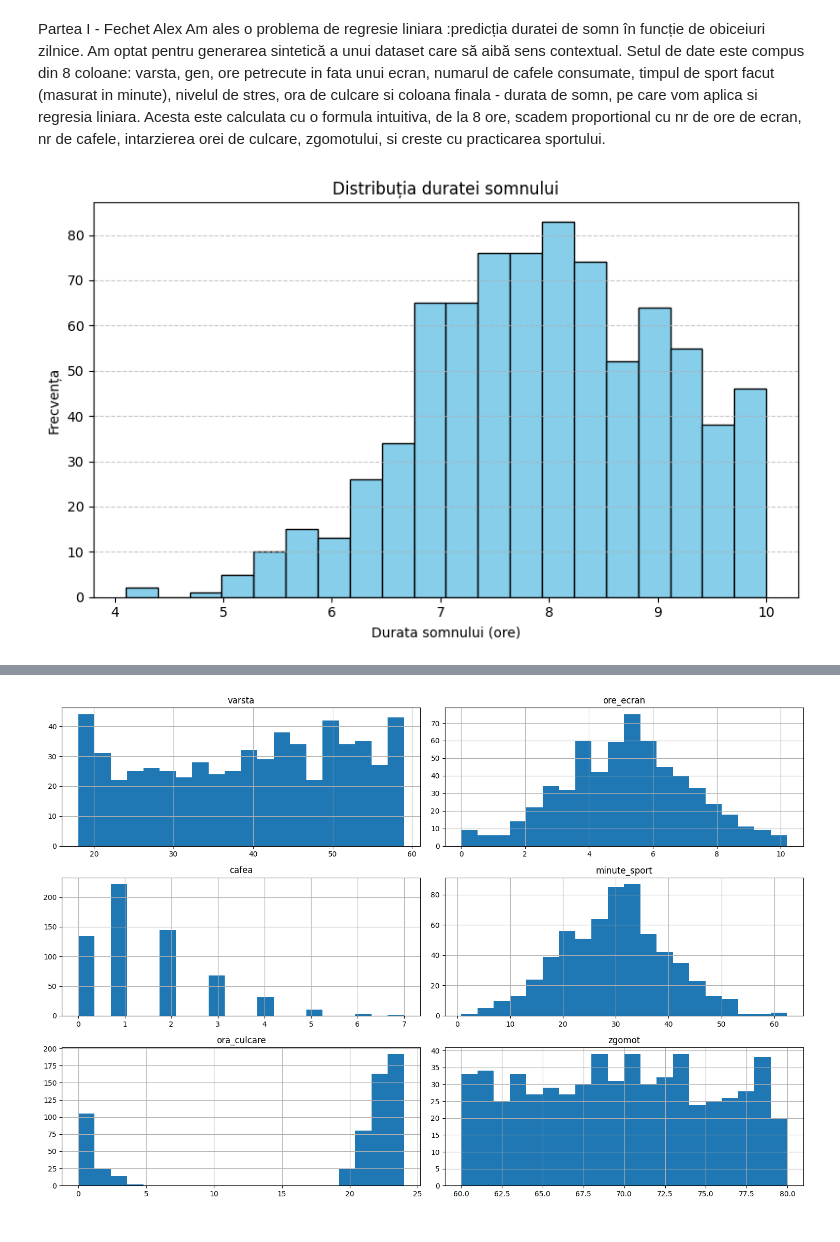
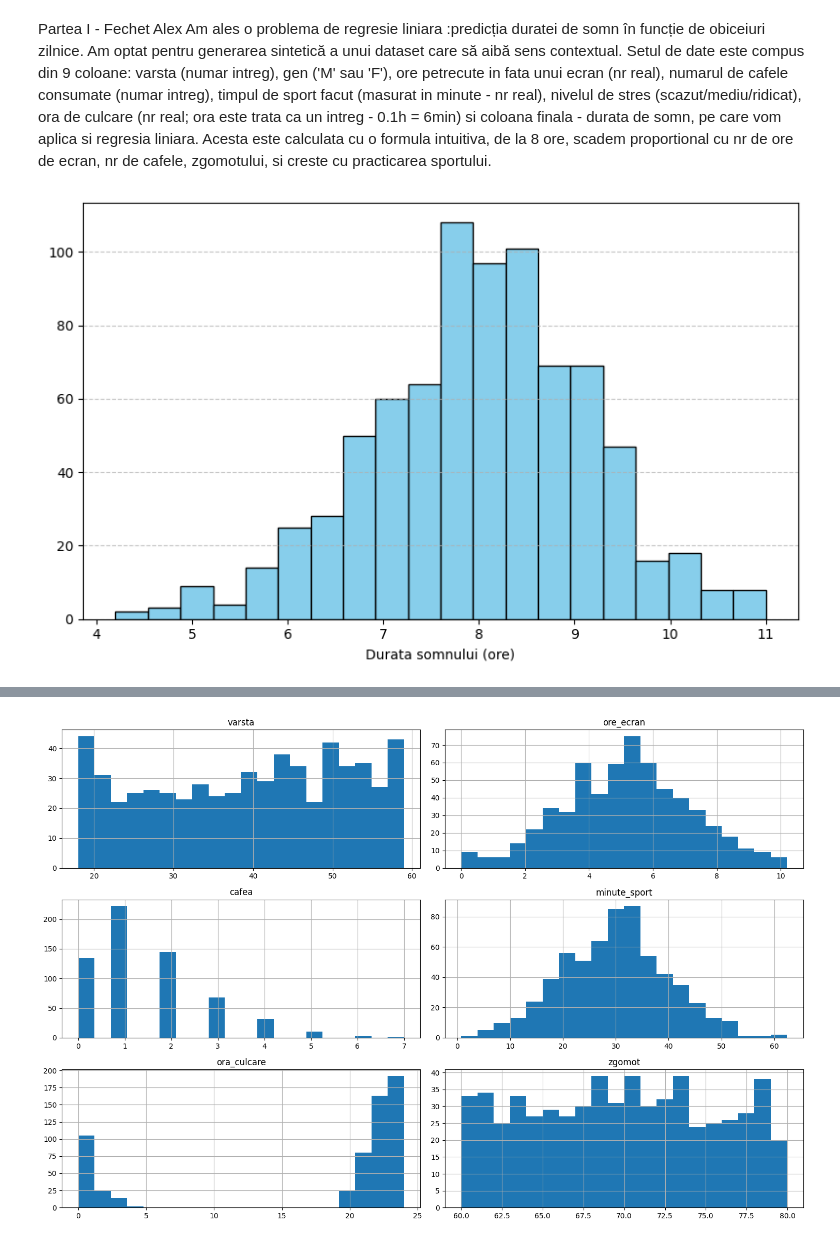
Before and after one commit to alexf05/pclp3, a Jupyter notebook: TEMA.ipynb, the cells around one changed output, grey strips where cells are left out. Cells and saved outputs as stored; diff of their text form; code cells hidden in the pictures.

```diff
--- a/TEMA.ipynb
+++ b/TEMA.ipynb
@@ -8,35 +8,41 @@
 Partea I - Fechet Alex
 Am ales o problema de regresie liniara :predicția duratei de somn în funcție de obiceiuri zilnice.
 Am optat pentru generarea sintetică a unui dataset care să aibă sens contextual.
-Setul de date este compus din 8 coloane: varsta, gen, ore petrecute in fata unui ecran, numarul de cafele consumate, timpul de sport facut (masurat in minute), nivelul de stres, ora de culcare si coloana finala - durata de somn, pe care vom aplica si regresia liniara. Acesta este calculata cu o formula intuitiva, de la 8 ore, scadem proportional cu nr de ore de ecran, nr de cafele, intarzierea orei de culcare, zgomotului, si creste cu practicarea sportului.
+Setul de date este compus din 9 coloane: varsta (numar intreg), gen ('M' sau 'F'), ore petrecute in fata unui ecran (nr real), numarul de cafele consumate (numar intreg), timpul de sport facut (masurat in minute - nr real), nivelul de stres (scazut/mediu/ridicat), ora de culcare (nr real; ora este trata ca un intreg - 0.1h = 6min) si coloana finala - durata de somn, pe care vom aplica si regresia liniara. Acesta este calculata cu o formula intuitiva, de la 8 ore, scadem proportional cu nr de ore de ecran, nr de cafele, zgomotului, si creste cu practicarea sportului.
 # %%
 import pandas as pd
 import numpy as np
 from sklearn.model_selection import train_test_split
+import seaborn as sns
+import matplotlib.pyplot as plt
 
-# Setare seed pentru consistență
 np.random.seed(42)
-
-# Număr total de exemple
 num_rows = 800
 
-# Variabile simulate
+#stimulam variabile
+# varsta si gen random
 varsta = np.random.randint(18, 60, size=num_rows)
 gen = np.random.choice(['M', 'F'], size=num_rows)
+# distribuim gaussian in jurul la 5 si limitam la 0-12
 ore_ecran = np.round(np.random.normal(5, 2, size=num_rows), 1)
 ore_ecran = np.clip(ore_ecran, 0, 12)
+minute_sport = np.random.normal(30, 10, size=num_rows)
 
+# dsitribuim poisson
 cafea = np.random.poisson(1.5, size=num_rows)
-minute_sport = np.random.normal(30, 10, size=num_rows)
 nivel_stres = np.random.choice(['scazut', 'mediu', 'ridicat'], size=num_rows, p=[0.3, 0.5, 0.2])
 
-ora_culcare = np.random.normal(23, 1.5, size=num_rows)  # ex: între 20–26 natural
-ora_culcare = np.clip(ora_culcare, 20, 28)              # limităm între 20 și 26
+# ora de culcare intre 20 si 4
+ora_culcare = np.random.normal(23, 1.5, size=num_rows)
+ora_culcare = np.clip(ora_culcare, 20, 28)
 ora_culcare = np.where(ora_culcare >= 24, ora_culcare - 24, ora_culcare)
 ora_culcare = np.around(ora_culcare, 1)
-zgomot = np.random.random(size=num_rows) * 20 + 60 #intre 60-80
+#intre 60-80
+zgomot = np.random.random(size=num_rows) * 20 + 60
 
-# Simulare logică a duratei somnului (variabila țintă)
+# calculul somnului
+# daca cineva se culca intre 22-24 durata somnului scade
+# iar daca ora este dupa 00:30, durata creste
 # 0.1->6 min
 durata_somn = (
     8
@@ -44,13 +50,12 @@ durata_somn = (
     - 0.4 * cafea
     + 0.08 * minute_sport * (minute_sport < 60)
     + 0.25 * (minute_sport > 60)
-    - 0.15 * (((20 <= ora_culcare) & (ora_culcare <= 23.5)) * (ora_culcare - 22))
-    + 0.15 * ora_culcare * ((4 >= ora_culcare) & (ora_culcare >= 0))
+    - 0.15 * (((20 <= ora_culcare) & (ora_culcare <= 24)) * (ora_culcare - 22))
+    + 0.15 * ora_culcare * ((4 >= ora_culcare) & (ora_culcare >= 0.5))
     - 0.5 * (zgomot > 70)
 )
-durata_somn = np.round(np.clip(durata_somn, 3.5, 10), 1)
+durata_somn = np.round(np.clip(durata_somn, 2, 11), 1)
 
-# Creăm DataFrame
 df = pd.DataFrame({
     'varsta': varsta,
     'gen': gen,
@@ -59,38 +64,40 @@ df = pd.DataFrame({
     'minute_sport': minute_sport,
     'nivel_stres': nivel_stres,
     'ora_culcare': ora_culcare,
     'zgomot' : zgomot,
     'durata_somn': durata_somn
 })
 
+# verificam cum este distribuita variabila
 plt.figure(figsize=(8, 5))
 plt.hist(df["durata_somn"].dropna(), bins=20, edgecolor='black', color='skyblue')
-plt.title("Distribuția duratei somnului")
 plt.xlabel("Durata somnului (ore)")
-plt.ylabel("Frecvența")
 plt.grid(axis='y', linestyle='--', alpha=0.7)
 plt.tight_layout()
 plt.show()
 
-#stimulam lipsuri
+#stimulam lipsuri, 5% din totalul celulelor
 total_cells = df.shape[0] * df.shape[1]
 num_missing = int(total_cells * 0.05)
 
+# in afara de coloana cu durata de somn, eliminam valori random
 for i in range(num_missing):
-    row = np.random.randint(0, df.shape[0])  # rând random
-    col = np.random.randint(0, 9)
+    row = np.random.randint(0, df.shape[0])
+    col = np.random.randint(0, 8)
 
     df.iat[row, col] = np.nan
 
 
-
+# exportam data seturile (cel intreg, cel de test si de train)
 df.to_csv("full_dataset.csv", index=False)
 df_train, df_test = train_test_split(df, test_size=0.2, random_state=42)
 df_train.to_csv("train_dataset.csv", index=False)
 df_test.to_csv("test_dataset.csv", index=False)
+
+# impartim pentru test si train cu durata de somn separat pentru regresie
 X = df.iloc[:, 0:8]
 y = df.iloc[:, 8]
 X_train, X_test, y_train, y_test = train_test_split(X, y, test_size=0.2, random_state=42)
 # %% [output]
-[figure, old version]
+[figure, new version]
 # %%
```
Also changed, not shown: parts of 3 cells of this notebook.
